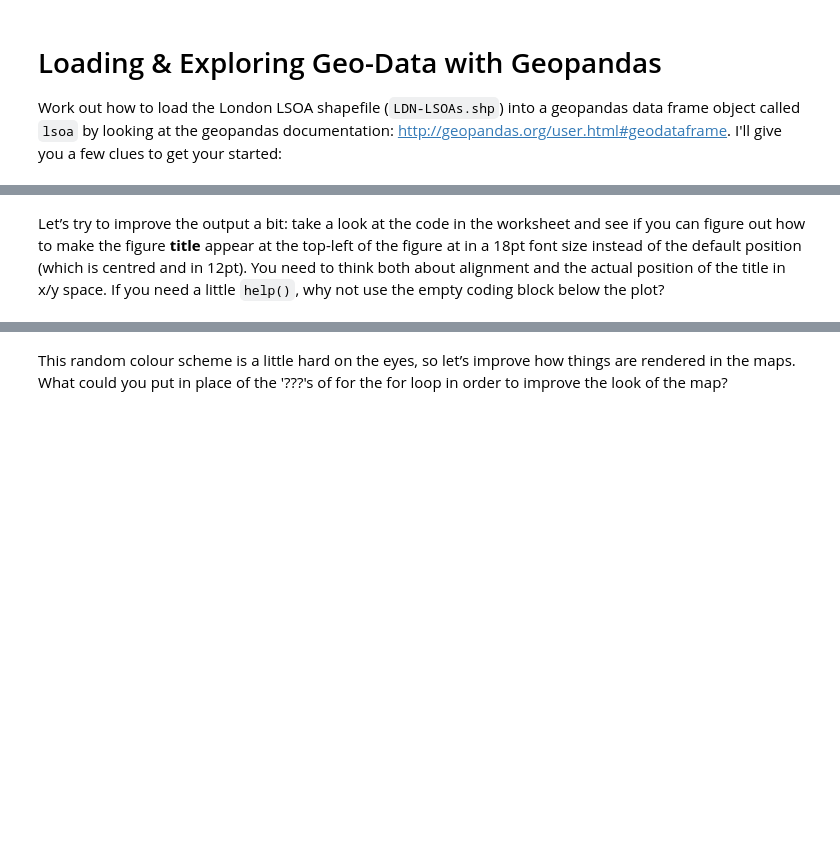
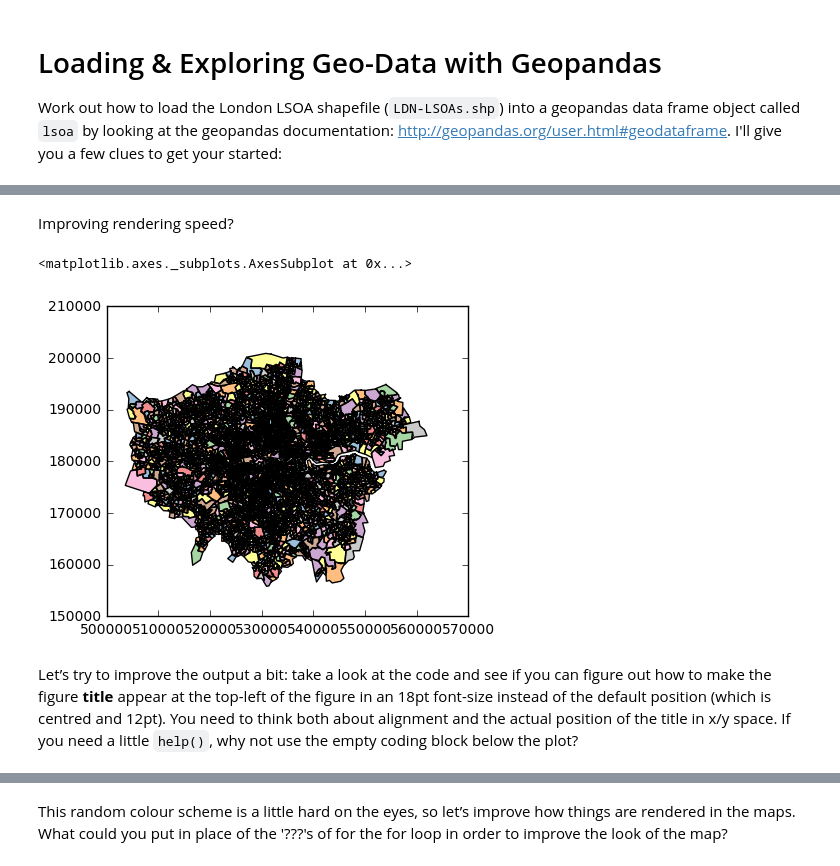
Before and after one commit to kingsgeocomp/spatial-analysis, a Jupyter notebook: New-Practical-2-Mapping and Simple Analysis with Geopandas.ipynb, the cells around one changed output, grey strips where cells are left out. Saved outputs shown, nothing was run; the diff lists cells and outputs as text; code cells hidden in the pictures; blank space fills up the shorter version.

Commit message:
Getting most of this stuff working and finally making some progress with PySAL and plotting

```diff
--- a/New-Practical-2-Mapping and Simple Analysis with Geopandas.ipynb
+++ b/New-Practical-2-Mapping and Simple Analysis with Geopandas.ipynb
@@ -12,6 +12,8 @@ import matplotlib.pyplot as plt
 import pysal as ps
 from pysal.contrib.viz import mapping as maps
 
-lsoa = gpd.GeoDataFrame.???
+%matplotlib inline
+
+lsoa = gpd.read_file(os.path.join('shapes','LDN-LSOAs.shp'))
 
 print("Class type: " + str(type(lsoa)))
@@ -71,3 +101,12 @@ lsoa.plot()
+# %% [markdown]
+Improving rendering speed?
+# %%
+lsoa2 = lsoa.simplify(250)
+# %%
+lsoa2.plot()
+# %% [output]
+<matplotlib.axes._subplots.AxesSubplot at 0x...>
+[figure, added]
 # %% [markdown]
-Let’s try to improve the output a bit: take a look at the code in the worksheet and see if you can figure out how to make the figure **title** appear at the top-left of the figure at in a 18pt font size instead of the default position (which is centred and in 12pt). You need to think both about alignment and the actual position of the title in x/y space. If you need a little `help()`, why not use the empty coding block below the plot?
+Let’s try to improve the output a bit: take a look at the code and see if you can figure out how to make the figure **title** appear at the top-left of the figure in an 18pt font-size instead of the default position (which is centred and 12pt). You need to think both about alignment and the actual position of the title in x/y space. If you need a little `help()`, why not use the empty coding block below the plot?
 # %%
```
Also changed, not shown: parts of 11 cells of this notebook, 1 other file.
